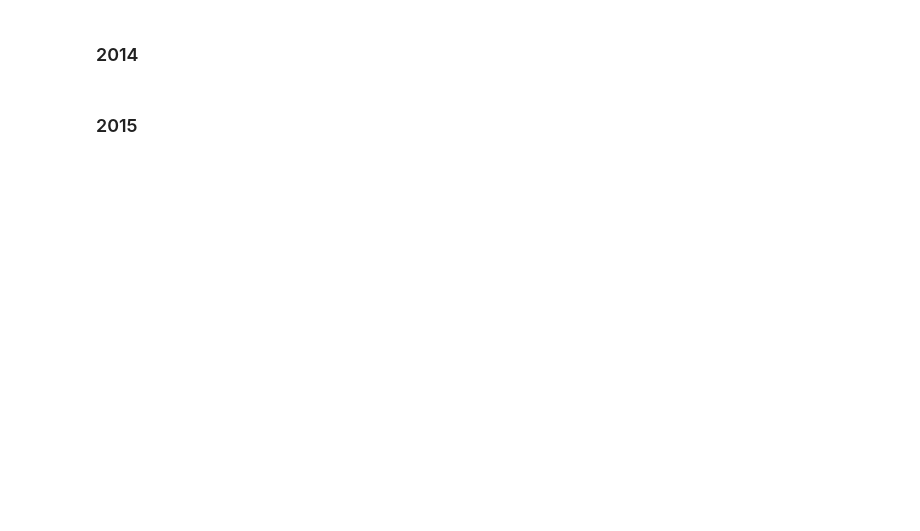
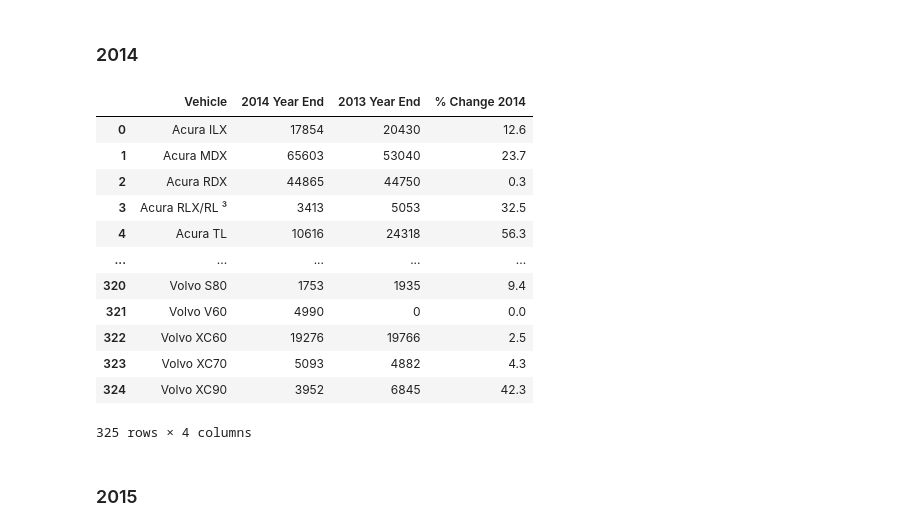
Before and after one commit to stuhunter4/cars_in_movies_project, a Jupyter notebook: 07_car_data_cleanup_part01.ipynb, the cells around one changed output. Drawn from its saved outputs; the diff is of its cells as text; code cells hidden in the pictures; blank space fills up the shorter version.

```diff
--- a/07_car_data_cleanup_part01.ipynb
+++ b/07_car_data_cleanup_part01.ipynb
@@ -99,3 +197,38 @@ clean_2013 = raw_2013[["Vehicle", "2013 Year End", "2012 Year End", "% Change 20
 # %%
 raw_2014.columns = ["Rank", "Vehicle", "2014 Year End", "2013 Year End", "% Change 2014", "Dec14", "Dec13", "%Ch.1"]
 clean_2014 = raw_2014[["Vehicle", "2014 Year End", "2013 Year End", "% Change 2014"]]
+# %%
+clean_2014 = clean_2014.drop(np.arange(325, 367, 1))
+
+clean_2014["% Change 2014"] = clean_2014["% Change 2014"].str.replace("+", "")
+clean_2014["% Change 2014"] = clean_2014["% Change 2014"].str.replace("–", "")
+clean_2014["% Change 2014"] = clean_2014["% Change 2014"].str.replace("%", "")
+clean_2014["% Change 2014"] = clean_2014["% Change 2014"].str.replace("—", "0")
+clean_2014["% Change 2014"] = clean_2014["% Change 2014"].str.replace("-", "0")
+clean_2014["% Change 2014"] = clean_2014["% Change 2014"].str.replace(",", "")
+
+clean_2014["2014 Year End"] = clean_2014["2014 Year End"].str.replace("—", "0")
+clean_2014["2013 Year End"] = clean_2014["2013 Year End"].str.replace("—", "0")
+
+clean_2014["2014 Year End"] = clean_2014["2014 Year End"].astype(int)
+clean_2014["2013 Year End"] = clean_2014["2013 Year End"].astype(int)
+clean_2014["% Change 2014"] = clean_2014["% Change 2014"].astype(float)
+# %%
+clean_2014 = clean_2014.sort_values("Vehicle")
+clean_2014 = clean_2014.reset_index(drop=True)
+# %%
+clean_2014
+# %% [output]
+|  | Vehicle | 2014 Year End | 2013 Year End | % Change 2014 |
+| 0 | Acura ILX | 17854 | 20430 | 12.6 |
+| 1 | Acura MDX | 65603 | 53040 | 23.7 |
+| 2 | Acura RDX | 44865 | 44750 | 0.3 |
+| 3 | Acura RLX/RL ³ | 3413 | 5053 | 32.5 |
+| 4 | Acura TL | 10616 | 24318 | 56.3 |
+| ... | ... | ... | ... | ... |
+| 320 | Volvo S80 | 1753 | 1935 | 9.4 |
+| 321 | Volvo V60 | 4990 | 0 | 0.0 |
+| 322 | Volvo XC60 | 19276 | 19766 | 2.5 |
+| 323 | Volvo XC70 | 5093 | 4882 | 4.3 |
+| 324 | Volvo XC90 | 3952 | 6845 | 42.3 |
+325 rows × 4 columns
```
Also changed, not shown: parts of 52 cells of this notebook, 11 other files.
